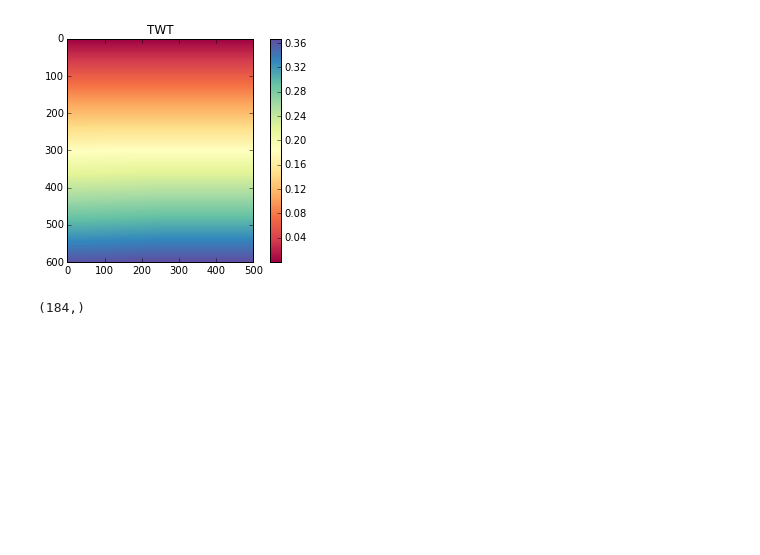
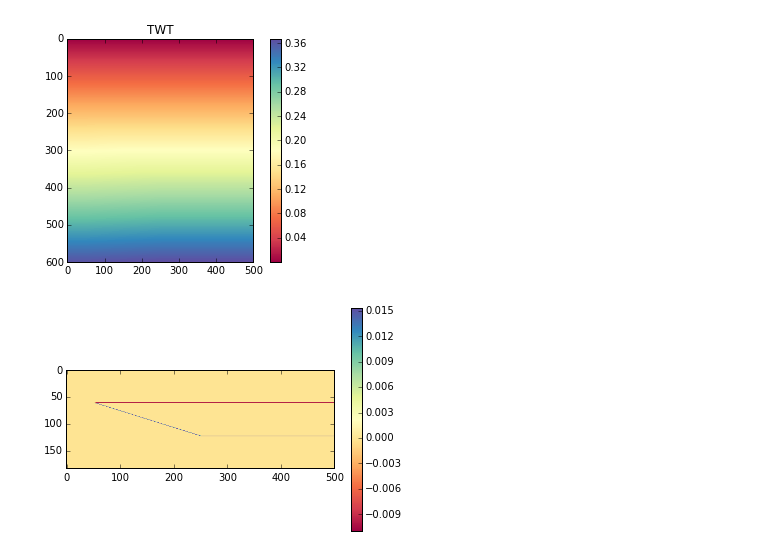
Before and after one commit to victortxa/seismictrc, a Jupyter notebook: seismic_convolutional_trace.ipynb, the cells around one changed output. Cells and saved outputs as stored; diff of their text form; code cells hidden in the pictures; blank space fills up the shorter version.

```diff
--- a/seismic_convolutional_trace.ipynb
+++ b/seismic_convolutional_trace.ipynb
@@ -84,6 +83,8 @@ vel[0:kk,j]=vel[kk,j]
-# %%
-np.shape(rc_lf)
-# %% [output]
-(184,)
+# %%
+plt.imshow(rc, cmap='Spectral')
+plt.colorbar()
+plt.show()
+# %% [output]
+[figure, added]
 # %%
 #resampling from dt_dwn to dt
```
Also changed, not shown: parts of 15 cells of this notebook.
